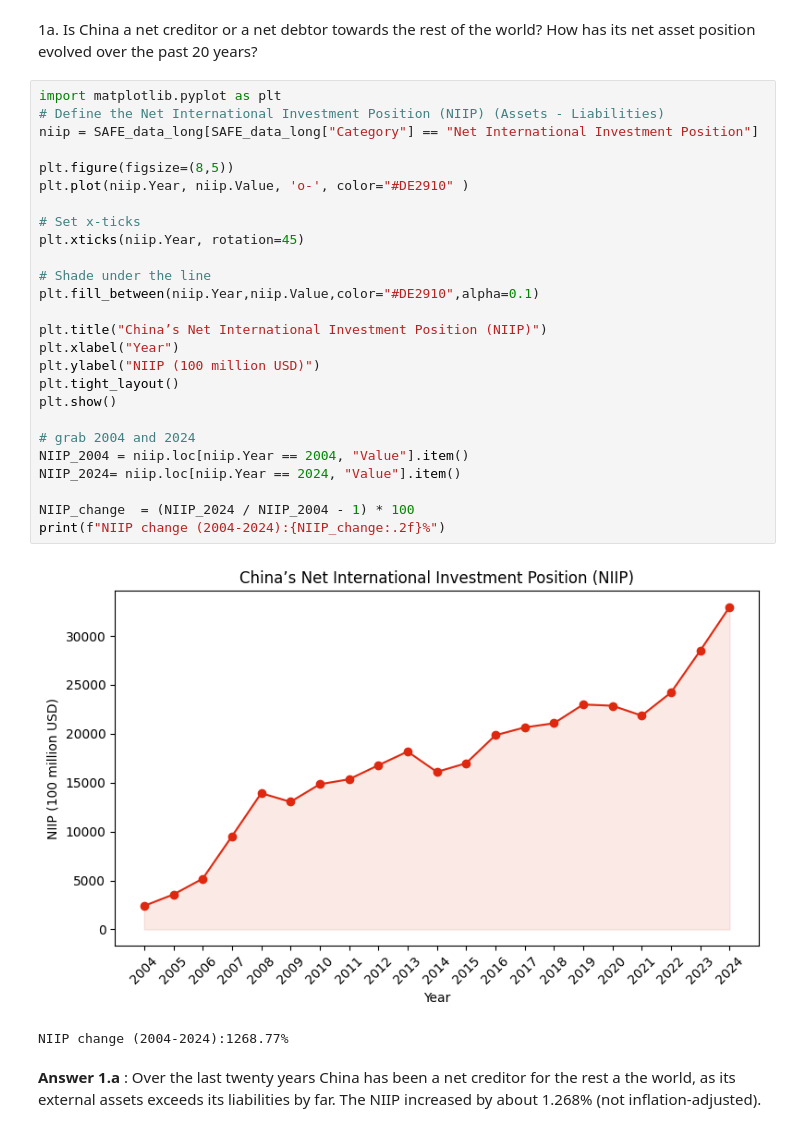
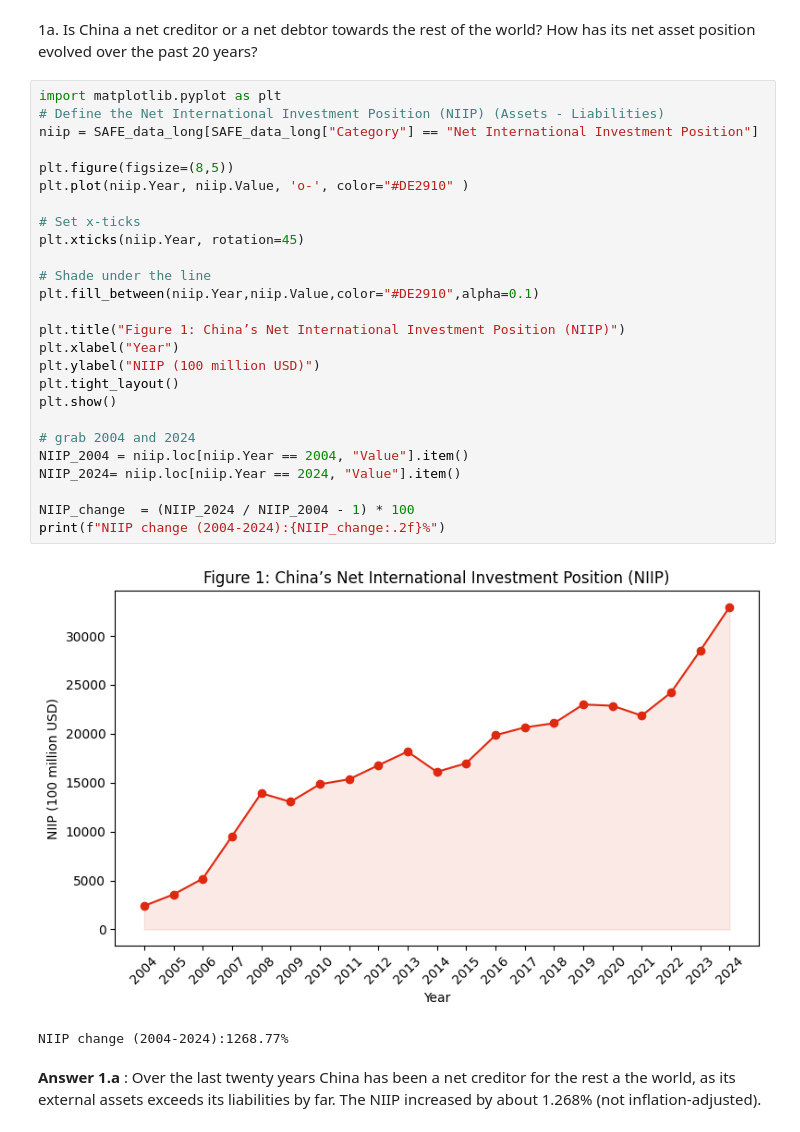
Before and after one commit to J-Wilke/Computational-Economics, a Jupyter notebook: Data Viz/China as a Global Creditor - a Data Excercise/Data Excercise.ipynb, the cells around one changed output. Cells and saved outputs as stored; diff of their text form.

```diff
--- a/Data Viz/China as a Global Creditor - a Data Excercise/Data Excercise.ipynb
+++ b/Data Viz/China as a Global Creditor - a Data Excercise/Data Excercise.ipynb
@@ -66,31 +66,31 @@ SAFE_data_long.head()
 # %%
 import matplotlib.pyplot as plt
 # Define the Net International Investment Position (NIIP) (Assets - Liabilities)
 niip = SAFE_data_long[SAFE_data_long["Category"] == "Net International Investment Position"]
 
 plt.figure(figsize=(8,5))
 plt.plot(niip.Year, niip.Value, 'o-', color="#DE2910" )
 
 # Set x-ticks
 plt.xticks(niip.Year, rotation=45)
 
 # Shade under the line
 plt.fill_between(niip.Year,niip.Value,color="#DE2910",alpha=0.1)
 
-plt.title("China’s Net International Investment Position (NIIP)")
+plt.title("Figure 1: China’s Net International Investment Position (NIIP)")
 plt.xlabel("Year")
 plt.ylabel("NIIP (100 million USD)")
 plt.tight_layout()
 plt.show()
 
 # grab 2004 and 2024
 NIIP_2004 = niip.loc[niip.Year == 2004, "Value"].item()
 NIIP_2024= niip.loc[niip.Year == 2024, "Value"].item()
 
 NIIP_change  = (NIIP_2024 / NIIP_2004 - 1) * 100
 print(f"NIIP change (2004-2024):{NIIP_change:.2f}%")
 # %% [output]
-[figure, old version]
+[figure, new version]
 NIIP change (2004-2024):1268.77%
 # %% [markdown]
 **Answer 1.a** : Over the last twenty years China has been a net creditor for the rest a the world, as its external assets exceeds its liabilities by far. The NIIP increased by about 1.268% (not inflation-adjusted).
```
Also changed, not shown: parts of 4 cells of this notebook.
